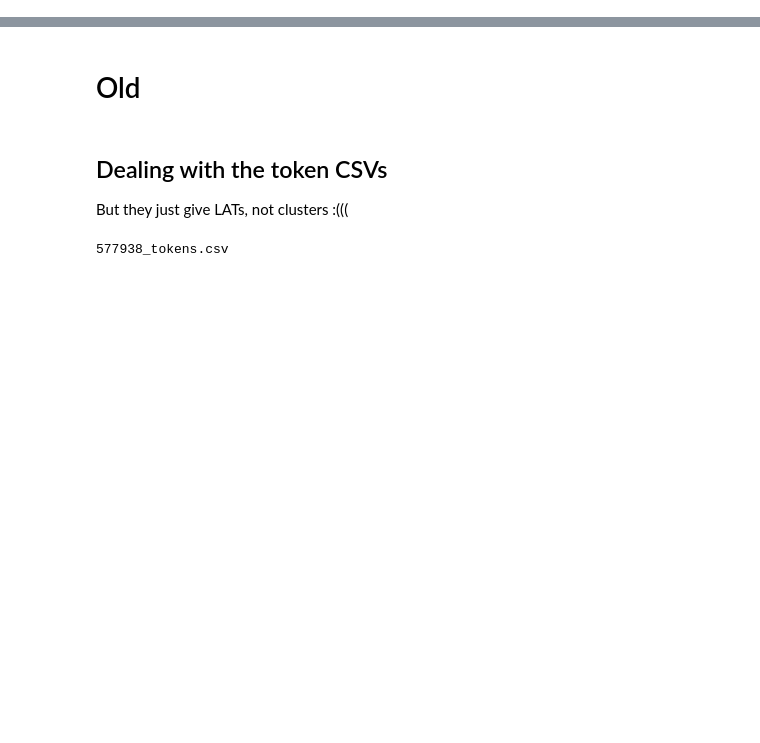
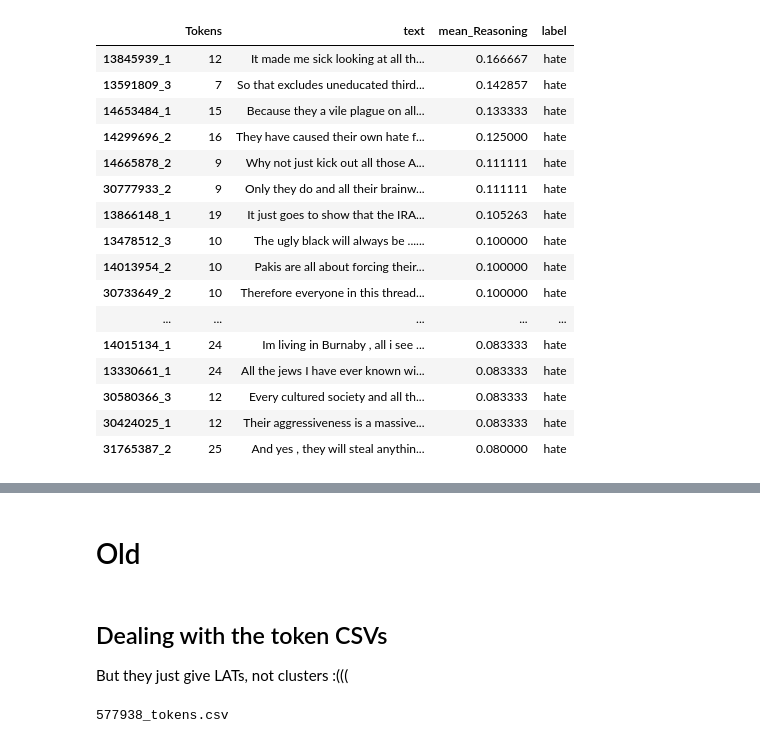
Before and after one commit to michaelmilleryoder/hate_speech_rhetoric, a Jupyter notebook: jupyter/docuscope_output.ipynb, the cells around one changed output, grey strips where cells are left out. Saved outputs shown, nothing was run; the diff lists cells and outputs as text; code cells hidden in the pictures; blank space fills up the shorter version.

```diff
--- a/jupyter/docuscope_output.ipynb
+++ b/jupyter/docuscope_output.ipynb
@@ -48 +67,24 @@ merged
+# %%
+pd.set_option('display.max_colwidth', None)
+
+selected_col = 'Reasoning'
+merged.loc[(merged['Tokens']>5) & (merged['label']=='hate'), ['Tokens', 'text', f'mean_{selected_col}', 'label']].sort_values(f'mean_{selected_col}', ascending=False).head(20)
+# %% [output]
+|  | Tokens | text | mean_Reasoning | label |
+| 13845939_1 | 12 | It made me sick looking at all th... | 0.166667 | hate |
+| 13591809_3 | 7 | So that excludes uneducated third... | 0.142857 | hate |
+| 14653484_1 | 15 | Because they a vile plague on all... | 0.133333 | hate |
+| 14299696_2 | 16 | They have caused their own hate f... | 0.125000 | hate |
+| 14665878_2 | 9 | Why not just kick out all those A... | 0.111111 | hate |
+| 30777933_2 | 9 | Only they do and all their brainw... | 0.111111 | hate |
+| 13866148_1 | 19 | It just goes to show that the IRA... | 0.105263 | hate |
+| 13478512_3 | 10 | The ugly black will always be ...... | 0.100000 | hate |
+| 14013954_2 | 10 | Pakis are all about forcing their... | 0.100000 | hate |
+| 30733649_2 | 10 | Therefore everyone in this thread... | 0.100000 | hate |
+| ... | ... | ... | ... | ... |
+| 14015134_1 | 24 | Im living in Burnaby , all i see ... | 0.083333 | hate |
+| 13330661_1 | 24 | All the jews I have ever known wi... | 0.083333 | hate |
+| 30580366_3 | 12 | Every cultured society and all th... | 0.083333 | hate |
+| 30424025_1 | 12 | Their aggressiveness is a massive... | 0.083333 | hate |
+| 31765387_2 | 25 | And yes , they will steal anythin... | 0.080000 | hate |
 # %% [markdown]
```
Also changed, not shown: parts of 8 cells of this notebook, 1 other file.
